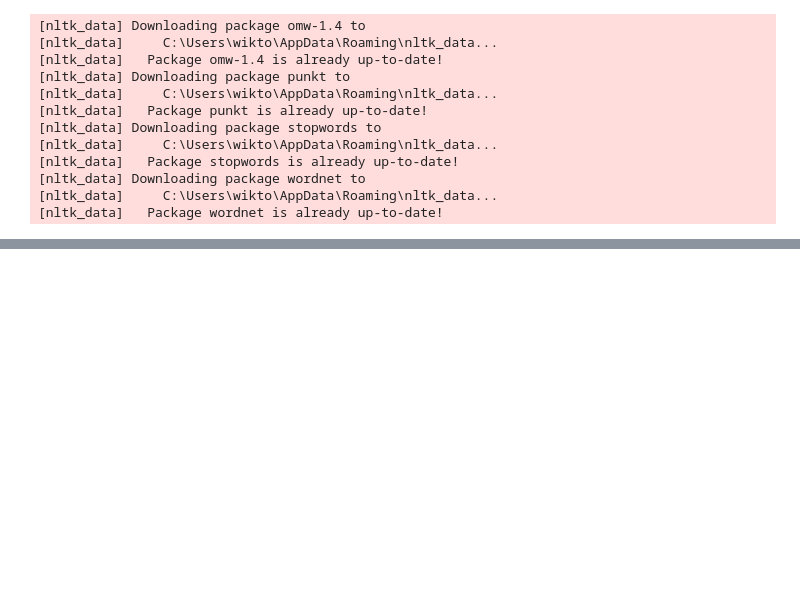
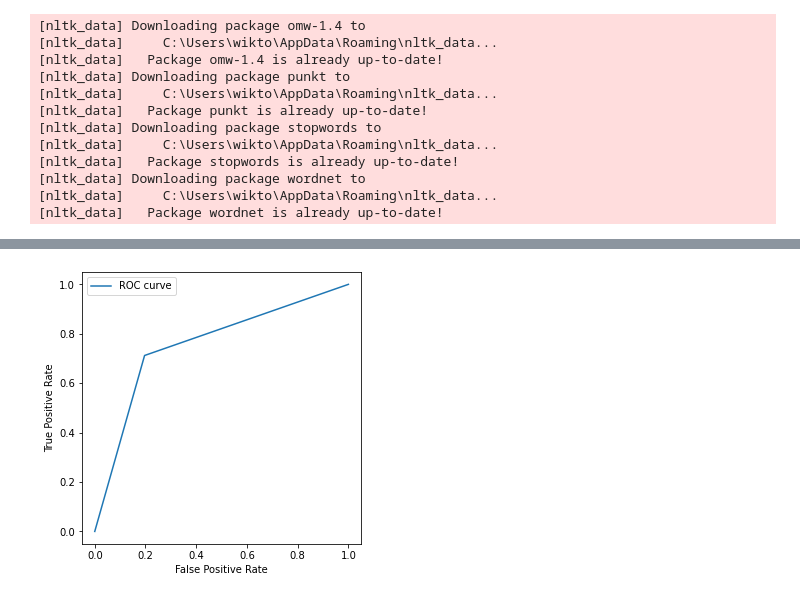
Before and after one commit to sikor-22/harnasieBytehack, a Jupyter notebook: model_kaggle.ipynb, the cells around one changed output, grey strips where cells are left out. Cells and saved outputs as stored; diff of their text form; code cells hidden in the pictures; blank space fills up the shorter version.

```diff
--- a/model_kaggle.ipynb
+++ b/model_kaggle.ipynb
@@ -115,0 +179,5 @@ KeyboardInterrupt:
+# %%
+# tranforming the tweet data into vectors matrix
+vectoriser = TfidfVectorizer(ngram_range=(1,2), max_features=500000, lowercase= False)
+vectoriser.fit(X_train)
+print('No. of feature_words: ', len(vectoriser.get_feature_names()))
@@ -115,0 +186,10 @@ KeyboardInterrupt:
+# %%
+X_train = vectoriser.transform(X_train)
+X_test  = vectoriser.transform(X_test)
+# %%
+naive_model = ComplementNB().fit(X_train,y_train)
+# %%
+y_pred1 = naive_model.predict(X_test)
+print(confusion_matrix(y_pred1,y_test))
+
+print(classification_report(y_pred1,y_test))
@@ -115,0 +207,10 @@ KeyboardInterrupt:
+# %%
+fpr_dt_1, tpr_dt_1,_ = roc_curve(y_test,y_pred1)
+plt.plot(fpr_dt_1,tpr_dt_1,label = "ROC curve")
+plt.xlabel('False Positive Rate')
+plt.ylabel('True Positive Rate')
+plt.legend()
+plt.gcf().set_size_inches(5, 5)
+plt.show()
+# %% [output]
+[figure, added]
```
Also changed, not shown: parts of 22 cells of this notebook, 3 other files.
